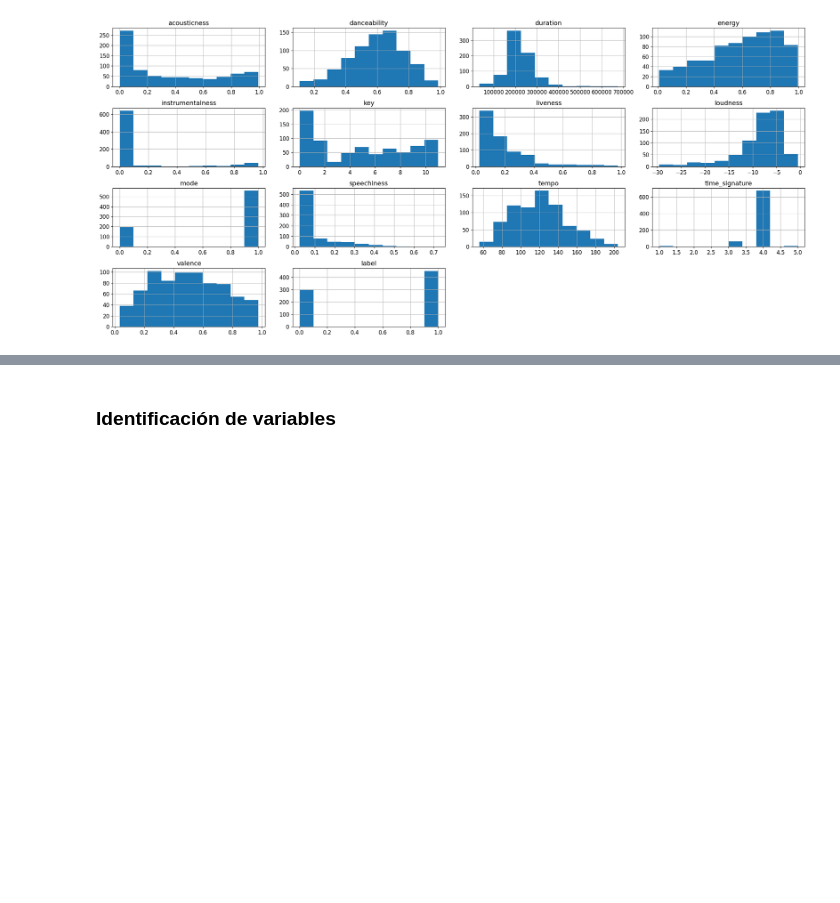
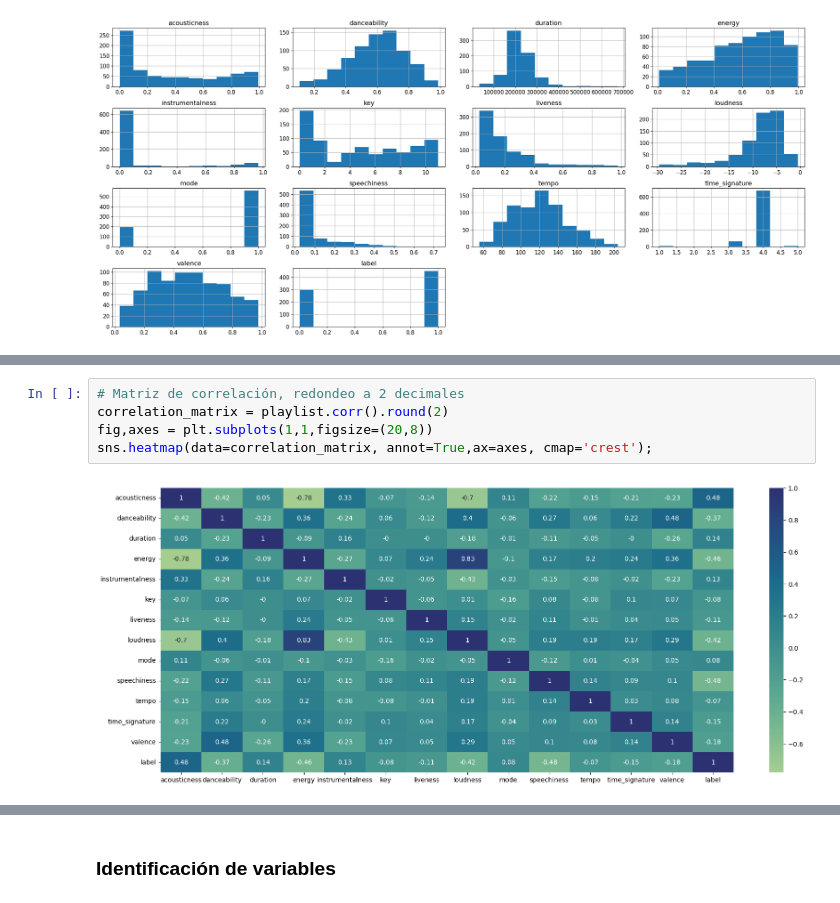
Before and after one commit to manoloacademia/CEIA_Analisis_de_datos, a Jupyter notebook: practica_final/analysis_spotify.ipynb, the cells around one changed output, grey strips where cells are left out. Saved outputs shown, nothing was run; the diff lists cells and outputs as text; blank space fills up the shorter version.

Commit message:
Se agrega análisis de correlación.

```diff
--- a/practica_final/analysis_spotify.ipynb
+++ b/practica_final/analysis_spotify.ipynb
@@ -222,0 +260,7 @@ display_dataset_distributions(playlist)
+# %%
+# Matriz de correlación, redondeo a 2 decimales
+correlation_matrix = playlist.corr().round(2)
+fig,axes = plt.subplots(1,1,figsize=(20,8))
+sns.heatmap(data=correlation_matrix, annot=True,ax=axes, cmap='crest');
+# %% [output]
+[figure, added]
```
Also changed, not shown: parts of 9 cells of this notebook.
